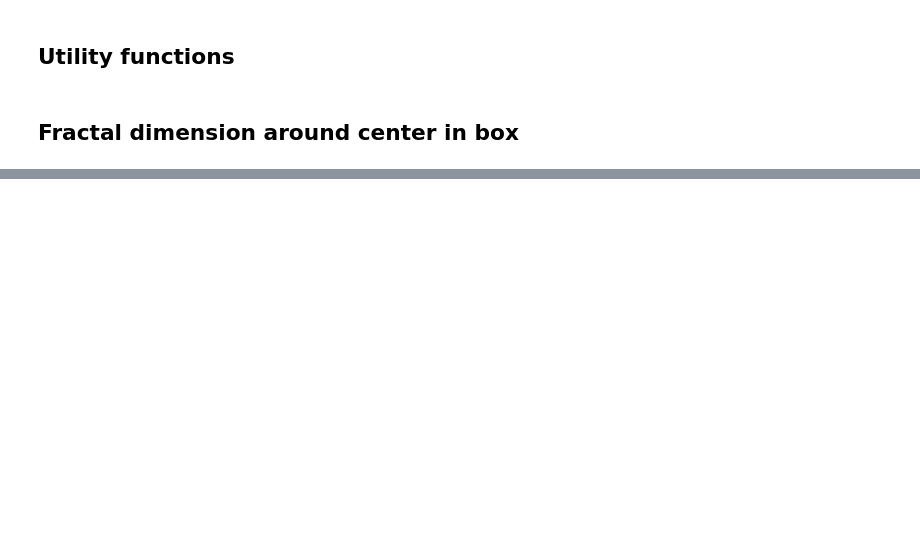
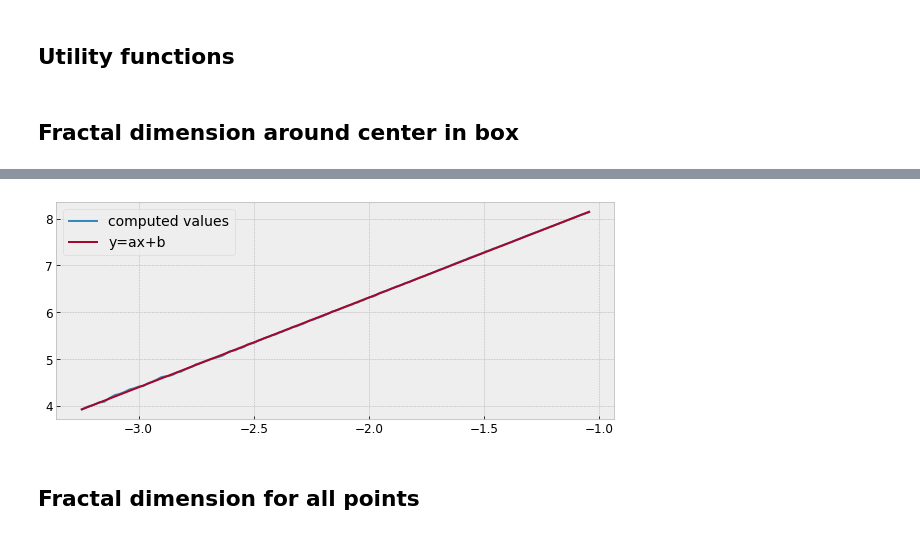
Before and after one commit to alekgjer/specialization_project, a Jupyter notebook: notebooks/Fractal dimension.ipynb, the cells around one changed output, grey strips where cells are left out. Saved outputs shown, nothing was run; the diff lists cells and outputs as text; code cells hidden in the pictures; blank space fills up the shorter version.

```diff
--- a/notebooks/Fractal dimension.ipynb
+++ b/notebooks/Fractal dimension.ipynb
@@ -77,0 +86,5 @@ log_N = log_N[40:500]
+# %%
+log_eps_pd_lr = log_eps_pd[35:350]
+log_N_lr = log_N[35:350]
+# %%
+pointwise_dimension, intercept_pd, r_value, p_value, std_err_pd = stats.linregress(log_eps_pd_lr, log_N_lr)
@@ -77,0 +99,9 @@ log_N = log_N[40:500]
+# %%
+plt.plot(log_eps_pd_lr, log_N_lr, label='computed values')
+plt.plot(log_eps_pd_lr, log_eps_pd_lr*pointwise_dimension+intercept_pd, label='y=ax+b')
+plt.legend()
+plt.show()
+# %% [output]
+[figure, added]
+# %% [markdown]
+## Fractal dimension for all points
```
Also changed, not shown: parts of 34 cells of this notebook, 22 other files.
